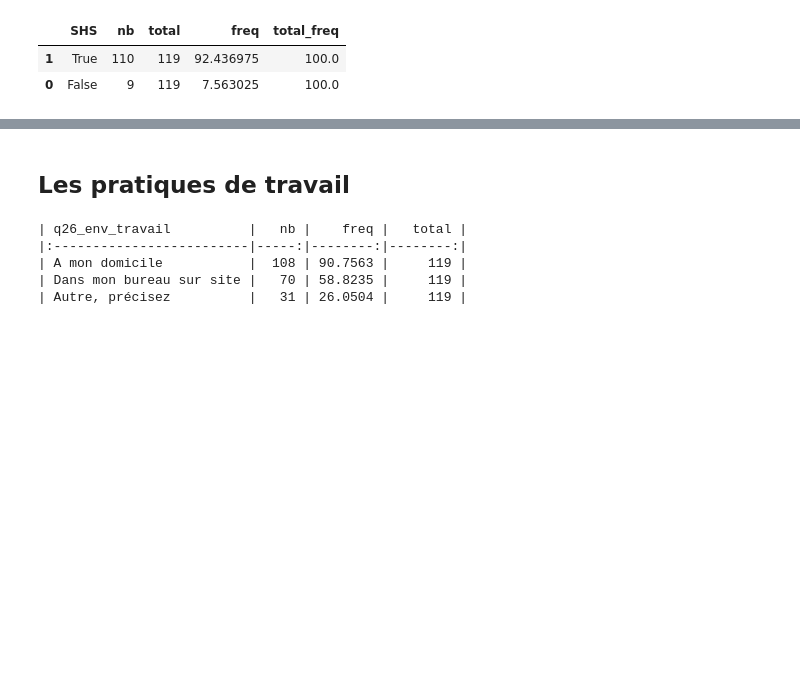
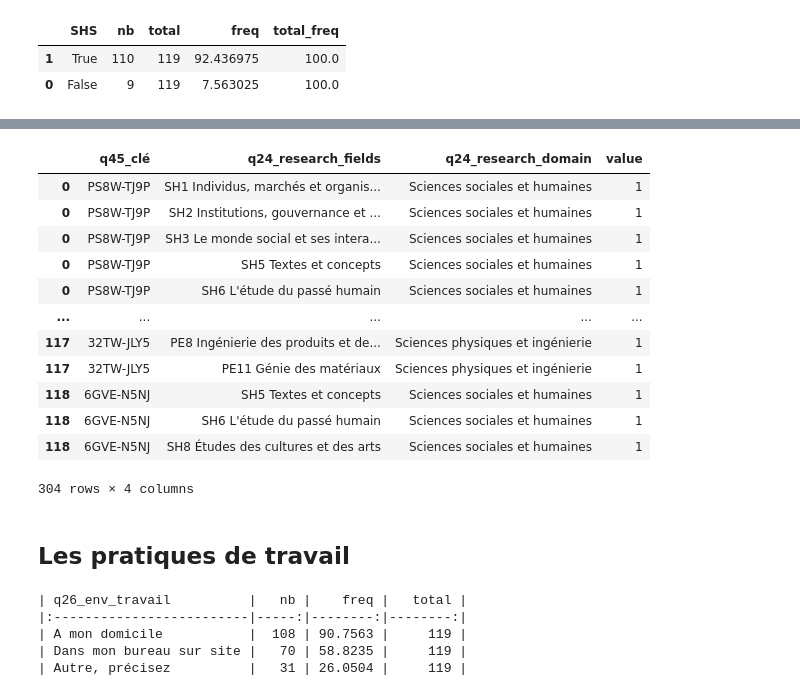
Before and after one commit to luneauaymeric/enquete_SO_p8, a Jupyter notebook: script_analyse/stat_descriptive/profil_repondant.ipynb, the cells around one changed output, grey strips where cells are left out. Cells and saved outputs as stored; diff of their text form; code cells hidden in the pictures; blank space fills up the shorter version.

````diff
--- a/script_analyse/stat_descriptive/profil_repondant.ipynb
+++ b/script_analyse/stat_descriptive/profil_repondant.ipynb
@@ -266,6 +285,22 @@ Les enquêtés avaient également la possibilité de préciser leurs champs disc
 
 Les champs de recherche des répondants
 ```
+# %%
+df_rf
+# %% [output]
+|  | q45_clé | q24_research_fields | q24_research_domain | value |
+| 0 | PS8W-TJ9P | SH1 Individus, marchés et organis... | Sciences sociales et humaines | 1 |
+| 0 | PS8W-TJ9P | SH2 Institutions, gouvernance et ... | Sciences sociales et humaines | 1 |
+| 0 | PS8W-TJ9P | SH3 Le monde social et ses intera... | Sciences sociales et humaines | 1 |
+| 0 | PS8W-TJ9P | SH5 Textes et concepts | Sciences sociales et humaines | 1 |
+| 0 | PS8W-TJ9P | SH6 L'étude du passé humain | Sciences sociales et humaines | 1 |
+| ... | ... | ... | ... | ... |
+| 117 | 32TW-JLY5 | PE8 Ingénierie des produits et de... | Sciences physiques et ingénierie | 1 |
+| 117 | 32TW-JLY5 | PE11 Génie des matériaux | Sciences physiques et ingénierie | 1 |
+| 118 | 6GVE-N5NJ | SH5 Textes et concepts | Sciences sociales et humaines | 1 |
+| 118 | 6GVE-N5NJ | SH6 L'étude du passé humain | Sciences sociales et humaines | 1 |
+| 118 | 6GVE-N5NJ | SH8 Études des cultures et des arts | Sciences sociales et humaines | 1 |
+304 rows × 4 columns
 # %%
 # Initialize the matplotlib figure
 fig, ax = plt.subplots(1, figsize=(6,4))
````
Also changed, not shown: parts of 7 cells of this notebook, 3 other files.
